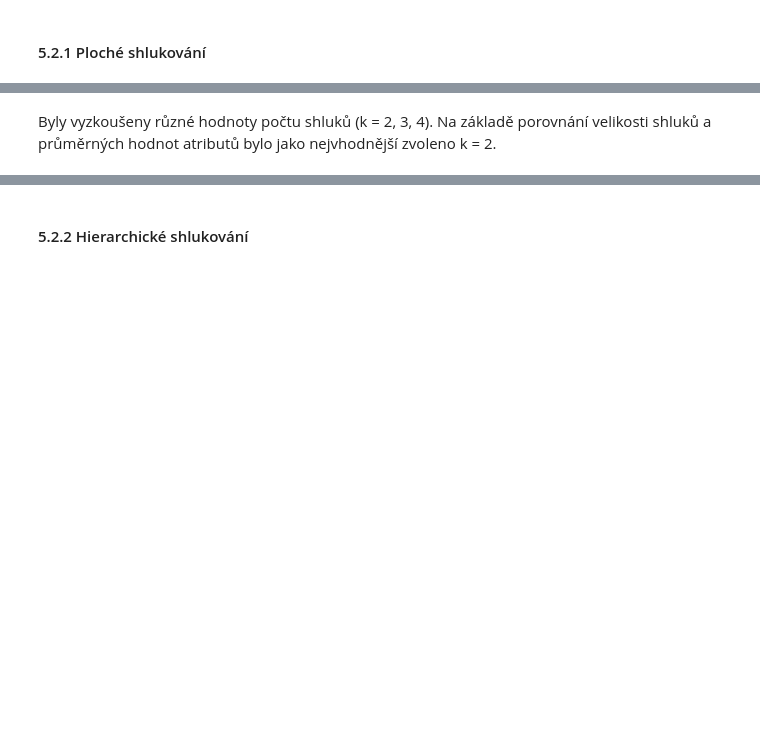
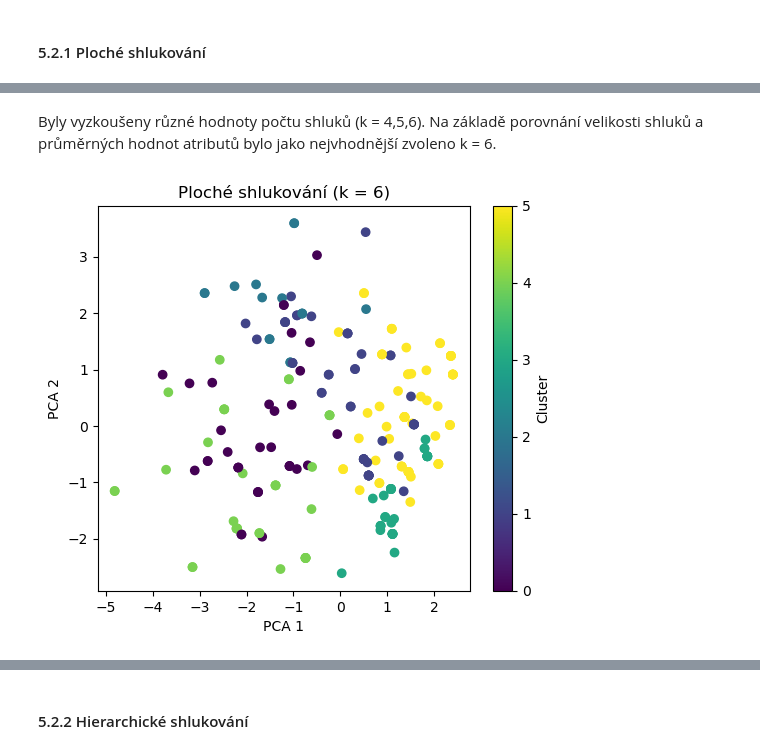
Before and after one commit to connertran/ZIS_semestralka, a Jupyter notebook: dokumentace_diabetes.ipynb, the cells around one changed output, grey strips where cells are left out. Saved outputs shown, nothing was run; the diff lists cells and outputs as text; code cells hidden in the pictures; blank space fills up the shorter version.

```diff
--- a/dokumentace_diabetes.ipynb
+++ b/dokumentace_diabetes.ipynb
@@ -331,3 +345,23 @@ Průměry:
 # %% [markdown]
-Byly vyzkoušeny různé hodnoty počtu shluků (k = 2, 3, 4).
-Na základě porovnání velikosti shluků a průměrných hodnot atributů bylo jako nejvhodnější zvoleno k = 2.
+Byly vyzkoušeny různé hodnoty počtu shluků (k = 4,5,6).
+Na základě porovnání velikosti shluků a průměrných hodnot atributů bylo jako nejvhodnější zvoleno k = 6.
+# %%
+# PCA na 2D
+pca = PCA(n_components=2)
+X_pca = pca.fit_transform(X_unsup_scaled)
+
+
+# finální model (k = 6)
+kmeans_model = KMeans(n_clusters=6, random_state=42)
+labels_kmeans = kmeans_model.fit_predict(X_unsup_scaled)
+
+# graf
+plt.figure(figsize=(6, 5))
+scatter = plt.scatter(X_pca[:, 0], X_pca[:, 1], c=labels_kmeans)
+plt.title("Ploché shlukování (k = 6)")
+plt.xlabel("PCA 1")
+plt.ylabel("PCA 2")
+plt.colorbar(scatter, label="Cluster")
+plt.show()
+# %% [output]
+[figure, added]
```
Also changed, not shown: parts of 10 cells of this notebook, 1 other file.
